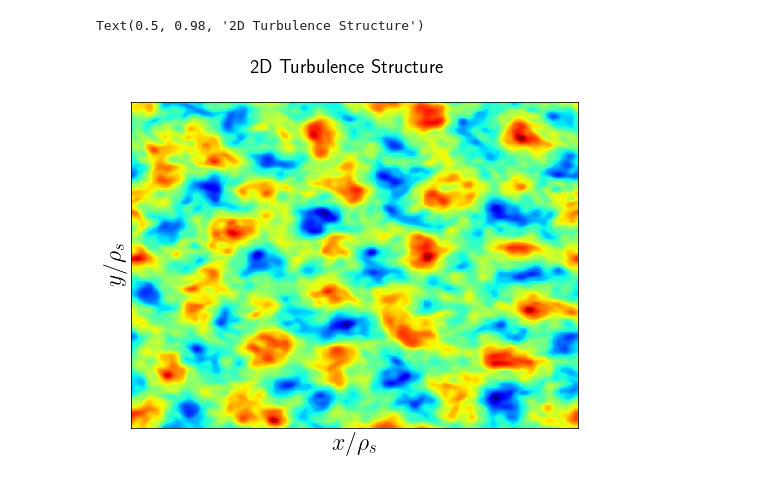
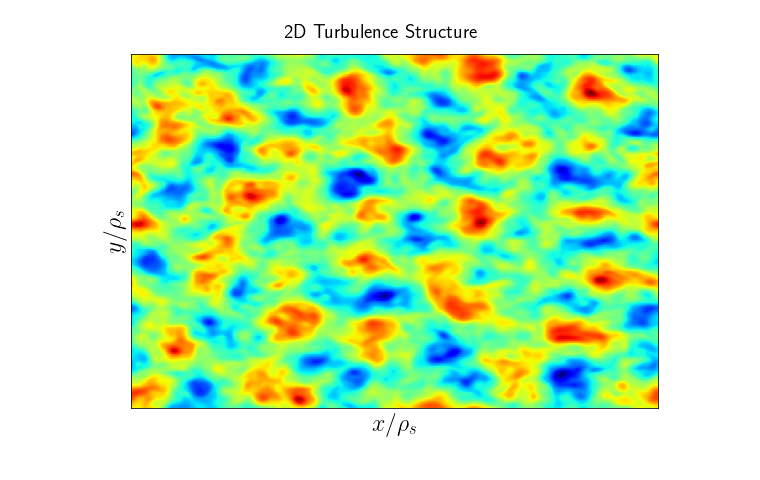
Before and after one commit to StereoWings7/clsfy_turb, a Jupyter notebook: visualization_downsample.ipynb, the cells around one changed output. Cells and saved outputs as stored; diff of their text form; code cells hidden in the pictures.

```diff
--- a/visualization_downsample.ipynb
+++ b/visualization_downsample.ipynb
@@ -98,23 +98,24 @@ ph = ph_fd.datafile_phi(5, data_dir='./diff-2force1/res512/psi10/')
 # set physical parameters
 nx,ny = ph_fd.nx,ph_fd.ny
 lx,ly = ph_fd.lx,ph_fd.ly
-xx,yy=np.linspace(0,lx,nx), np.linspace(0,ly,ny)
-XX,YY = np.meshgrid(xx,yy)
+xx_HR,yy_HR=np.linspace(0,lx,nx), np.linspace(0,ly,ny)
+XX_HR,YY_HR = np.meshgrid(xx_HR,yy_HR)
 # %%
 from matplotlib import rc
 rc('text', usetex=True)
 
 ph_tmp = ph[64].reshape((ph_fd.nx,ph_fd.ny))
 fig = plt.figure(figsize=(8,6))
 ax = fig.add_subplot(111)
 ax.set_xlabel(r'$\displaystyle x/\rho_s$',size=24)
 ax.set_ylabel(r'$\displaystyle y/\rho_s$',size=24)
-ax.pcolormesh(XX,YY,ph_tmp, shading='auto',cmap='jet')
+ax.pcolormesh(XX_HR,YY_HR,ph_tmp, shading='auto',cmap='jet')
 # skip ticks
 ax.set_xticks([])
 ax.set_yticks([])
 # Description of the figure.
 fig.suptitle('2D Turbulence Structure',size=20)
+fig.tight_layout()
+fig.savefig('ph2D_HR.png')
 # %% [output]
-Text(0.5, 0.98, '2D Turbulence Structure')
-[figure, old version]
+[figure, new version]
```
Also changed, not shown: parts of 2 cells of this notebook.
